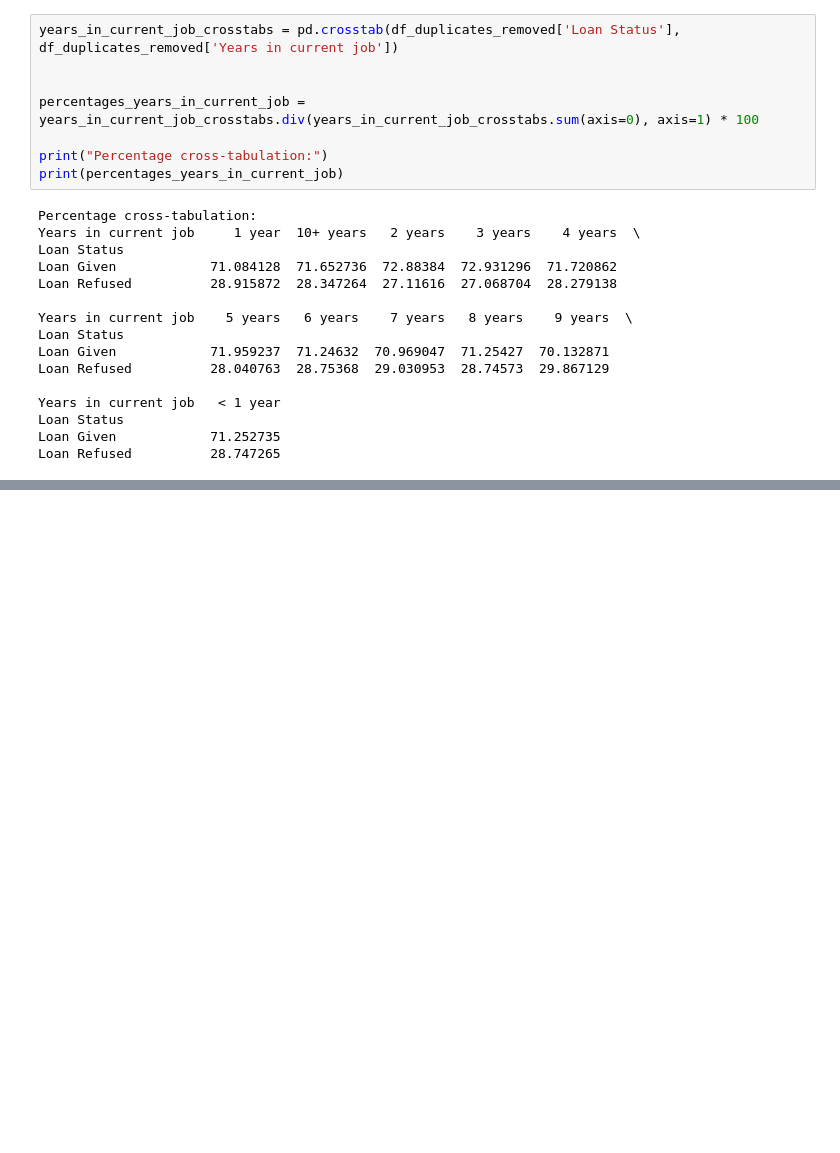
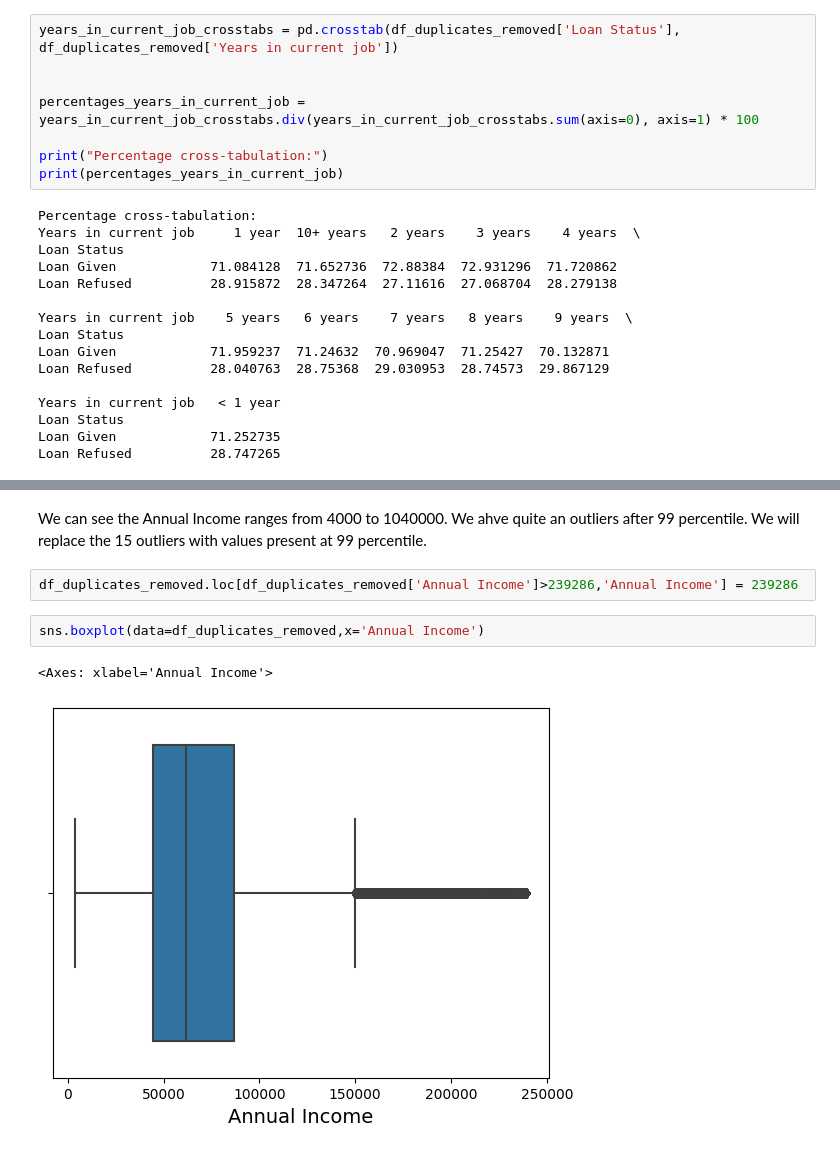
Before and after one commit to RohitDas92/Loan-Approval-Prediction-Project, a Jupyter notebook: loan_approval_prediction.ipynb, the cells around one changed output, grey strips where cells are left out. Drawn from its saved outputs; the diff is of its cells as text; blank space fills up the shorter version.

```diff
--- a/loan_approval_prediction.ipynb
+++ b/loan_approval_prediction.ipynb
@@ -723,0 +814,9 @@ Insights: There is no relation between Years in current job and loan status. as
+# %% [markdown]
+We can see the Annual Income ranges from 4000 to 1040000. We ahve quite an outliers after 99 percentile. We will replace the 15 outliers with values present at 99 percentile.
+# %%
+df_duplicates_removed.loc[df_duplicates_removed['Annual Income']>239286,'Annual Income'] = 239286
+# %%
+sns.boxplot(data=df_duplicates_removed,x='Annual Income')
+# %% [output]
+<Axes: xlabel='Annual Income'>
+[figure, added]
```
Also changed, not shown: parts of 38 cells of this notebook.
